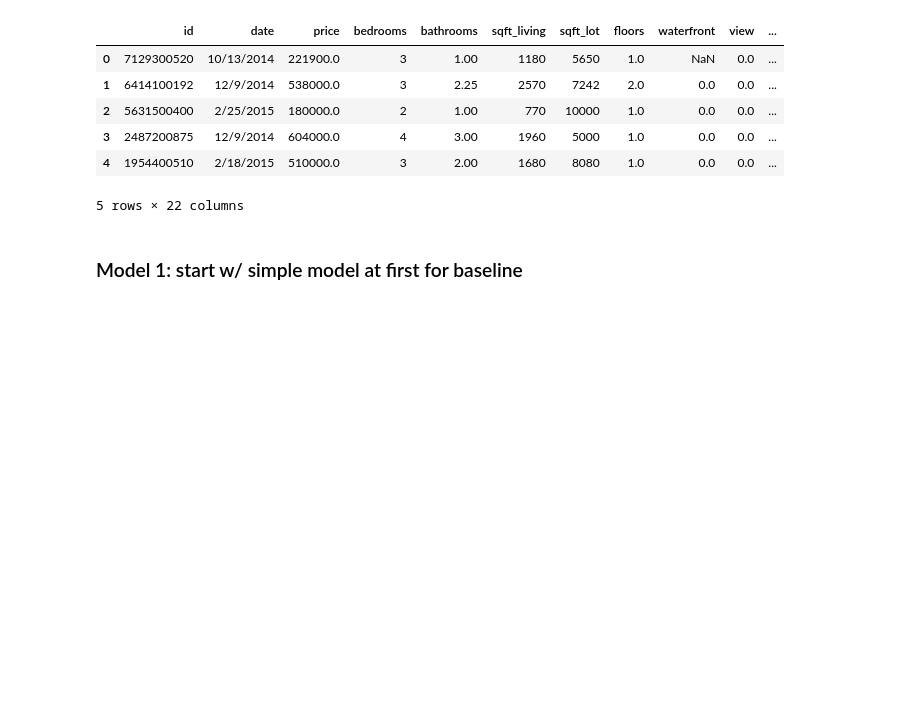
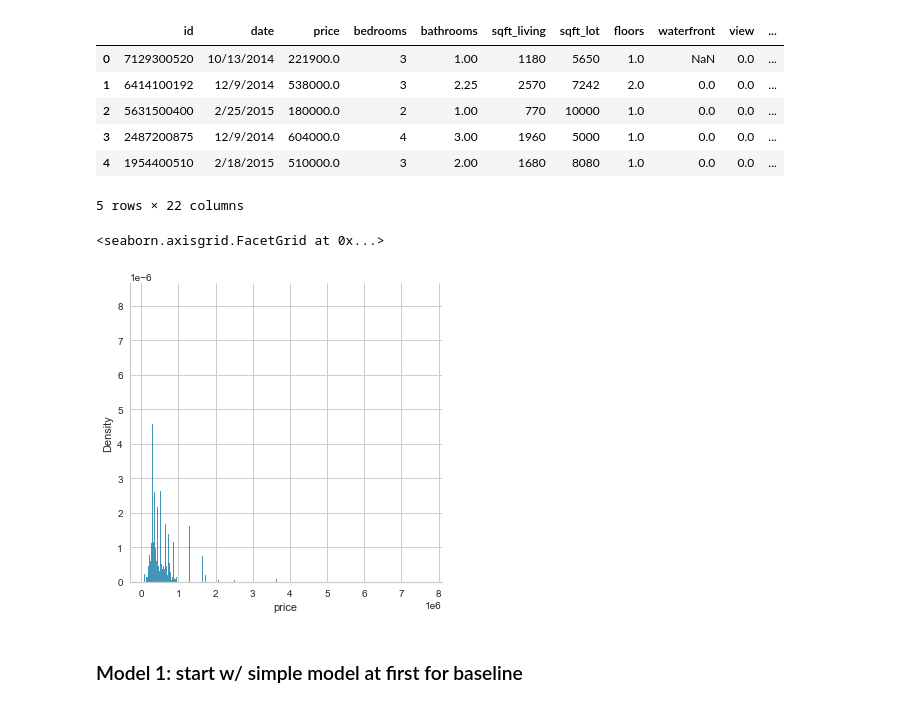
Before and after one commit to asval211/king_county_housing_data, a Jupyter notebook: notebooks/exploratory/pete/Pete_whole_model.ipynb, the cells around one changed output. Saved outputs shown, nothing was run; the diff lists cells and outputs as text; code cells hidden in the pictures; blank space fills up the shorter version.

```diff
--- a/notebooks/exploratory/pete/Pete_whole_model.ipynb
+++ b/notebooks/exploratory/pete/Pete_whole_model.ipynb
@@ -71,6 +71,11 @@ df.head()
 | 3 | 2487200875 | 12/9/2014 | 604000.0 | 4 | 3.00 | 1960 | 5000 | 1.0 | 0.0 | 0.0 | ... |
 | 4 | 1954400510 | 2/18/2015 | 510000.0 | 3 | 2.00 | 1680 | 8080 | 1.0 | 0.0 | 0.0 | ... |
 5 rows × 22 columns
+# %%
+sns.displot(df, x="price", binwidth=1000, stat="density")
+# %% [output]
+<seaborn.axisgrid.FacetGrid at 0x...>
+[figure, added]
 # %% [markdown]
 ### Model 1: start w/ simple model at first for baseline
 # %%
```
Also changed, not shown: 2 other files.
